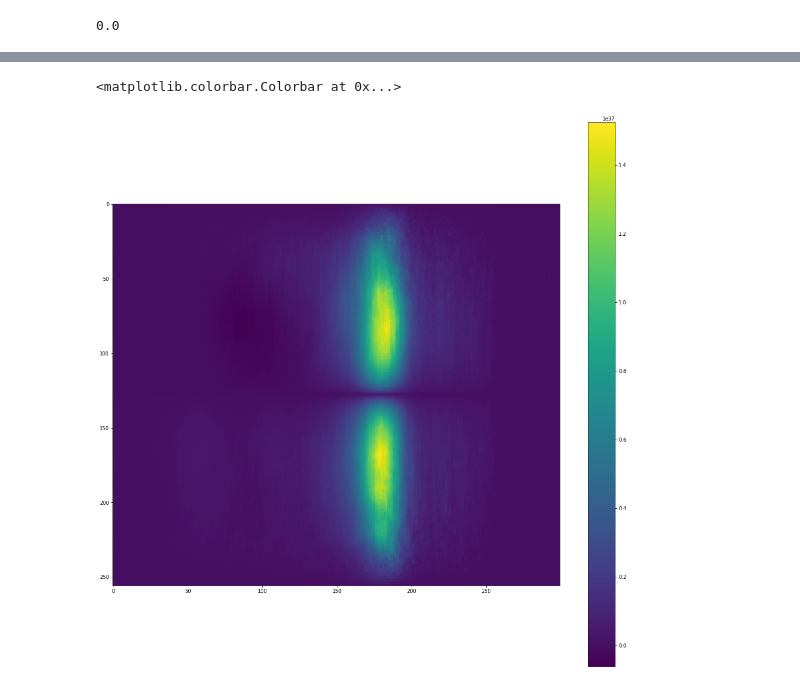
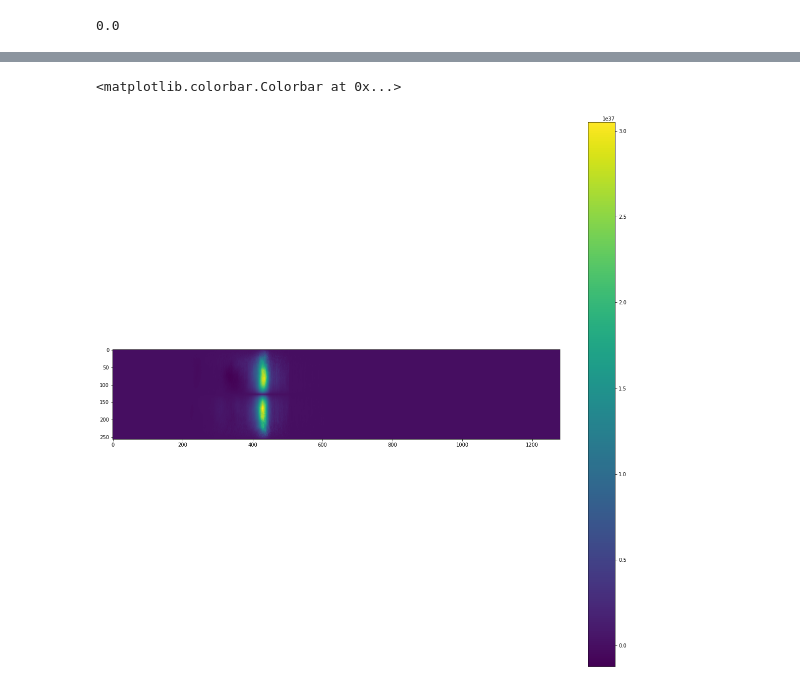
Before and after one commit to pordyna/fdrot, a Jupyter notebook: calc_rotation/single_step_overx.ipynb, the cells around one changed output, grey strips where cells are left out. Drawn from its saved outputs; the diff is of its cells as text; code cells hidden in the pictures.

```diff
--- a/calc_rotation/single_step_overx.ipynb
+++ b/calc_rotation/single_step_overx.ipynb
@@ -106,5 +141,5 @@ test_sample[750,200]
 # %% [output]
 0.0
 # %%
-rotated = rotation(np.ascontiguousarray(test_sample[::-1,:]).astype(np.float64))
+rotated = rotation(np.ascontiguousarray(test_sample[::-1,:]), interpolation = True)
 # %% [output]
@@ -112,8 +152,8 @@ rotated = rotation(np.ascontiguousarray(test_sample[::-1,:]).astype(np.float64))
 # %%
 f, ax = plt.subplots(1, figsize=(20,20))
-ax.imshow(rotated[:,250:550])
+ax.imshow(rotated[:,0:])
 f.colorbar(ax.images[0])
 #f.savefig('out3.jpg')
 # %% [output]
 <matplotlib.colorbar.Colorbar at 0x...>
-[figure, old version]
+[figure, new version]
```
Also changed, not shown: parts of 2 cells of this notebook.
